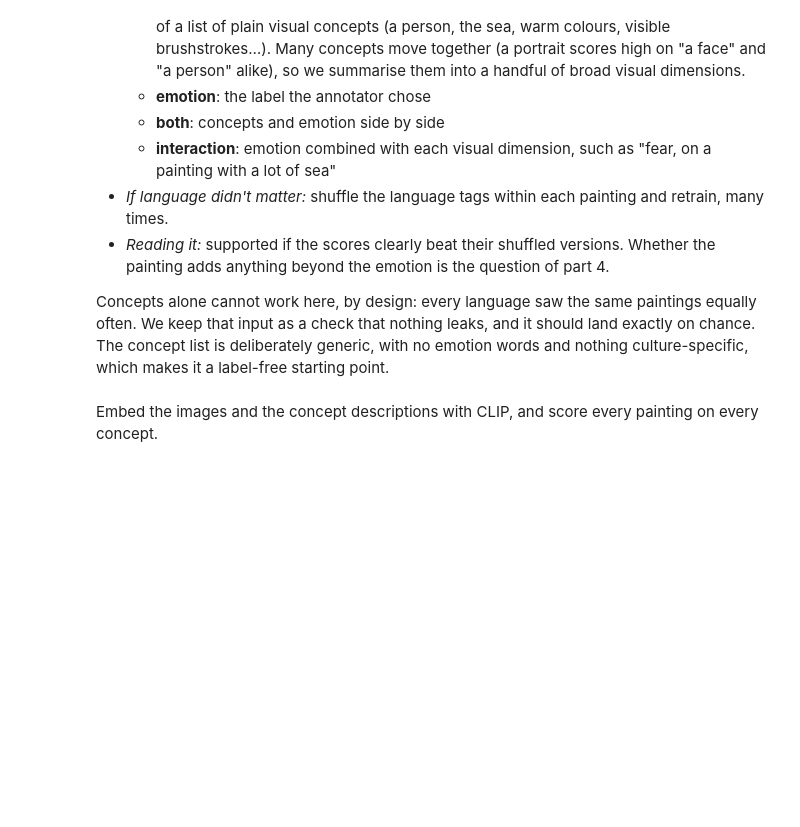
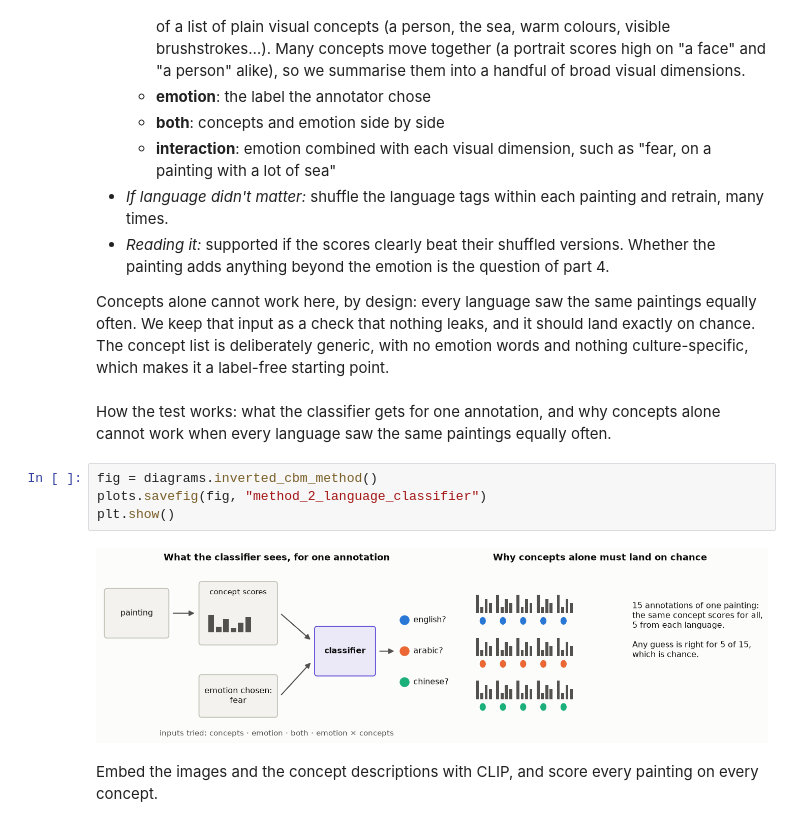
Before and after one commit to machinic-hetarchy/HCML-CBM, a Jupyter notebook: notebooks/01_tuesday_poc.ipynb, the cells around one changed output. Drawn from its saved outputs; the diff is of its cells as text; blank space fills up the shorter version.

```diff
--- a/notebooks/01_tuesday_poc.ipynb
+++ b/notebooks/01_tuesday_poc.ipynb
@@ -314,6 +356,15 @@ Concepts alone cannot work here, by design: every language saw the same painting
 equally often. We keep that input as a check that nothing leaks, and it should land
 exactly on chance. The concept list is deliberately generic, with no emotion words
 and nothing culture-specific, which makes it a label-free starting point.
+# %% [markdown]
+How the test works: what the classifier gets for one annotation, and why concepts alone
+cannot work when every language saw the same paintings equally often.
+# %%
+fig = diagrams.inverted_cbm_method()
+plots.savefig(fig, "method_2_language_classifier")
+plt.show()
+# %% [output]
+[figure, added]
 # %% [markdown]
 Embed the images and the concept descriptions with CLIP, and score every painting on
 every concept.
```
Also changed, not shown: parts of 69 cells of this notebook, 22 other files.
